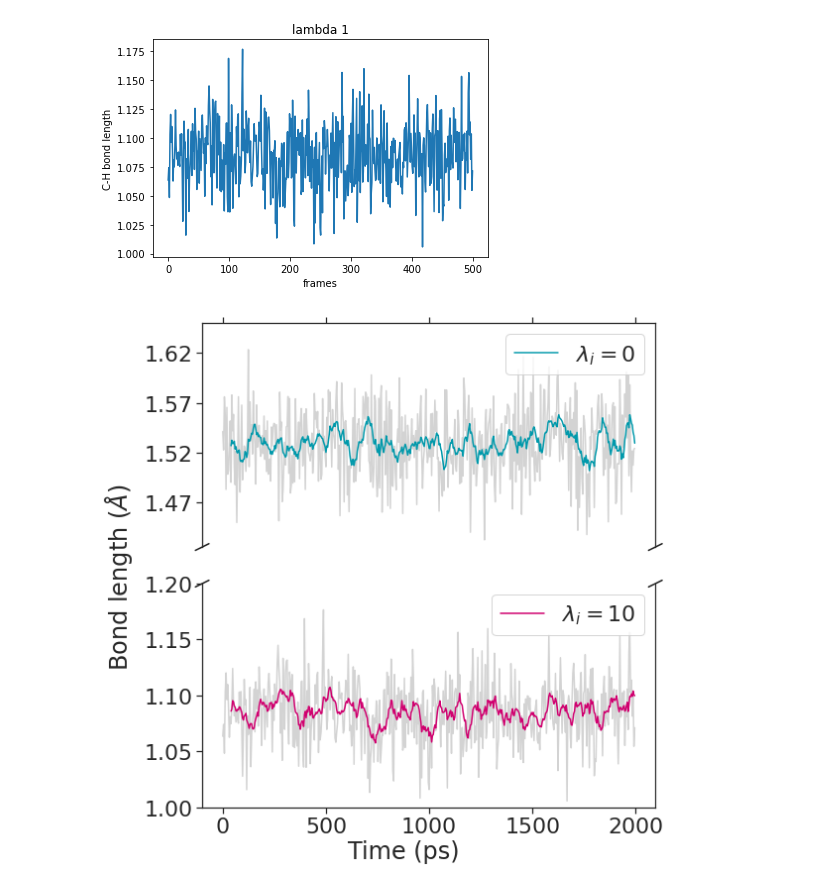
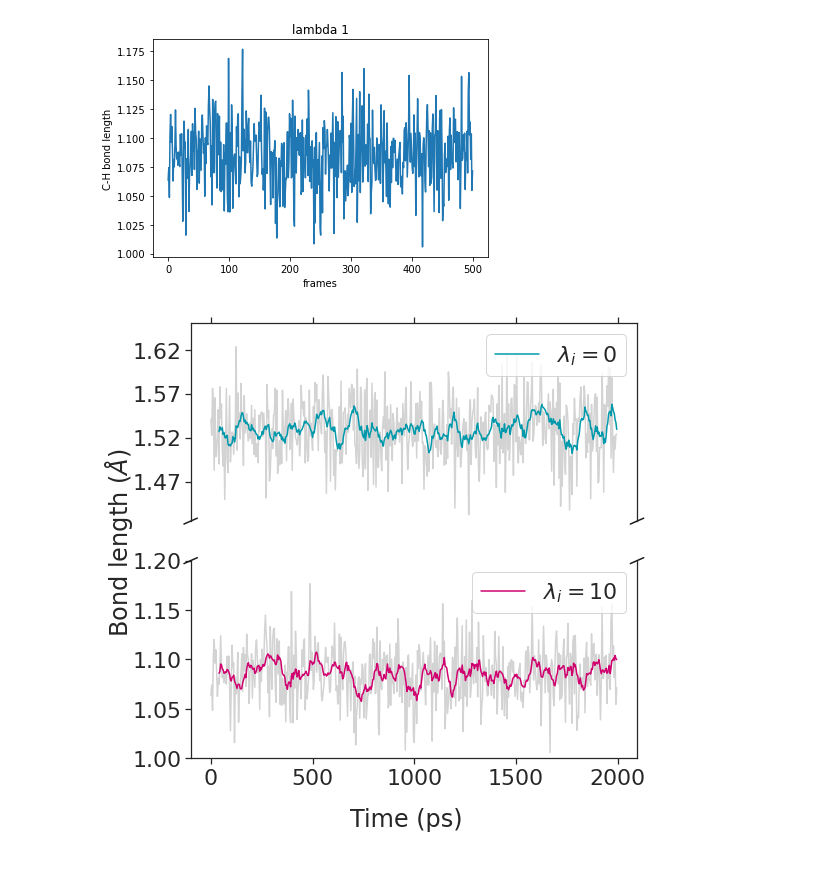
Before and after one commit to jasmin-guven/first_year_project, a Jupyter notebook: execution_model/scripts/bond_length_analysis.ipynb, the cells around one changed output. Cells and saved outputs as stored; diff of their text form; code cells hidden in the pictures.

```diff
--- a/execution_model/scripts/bond_length_analysis.ipynb
+++ b/execution_model/scripts/bond_length_analysis.ipynb
@@ -116,35 +116,35 @@ ax2.plot(times, bond_lengths_10, color="lightgrey")
 ax2.plot(times[10:], running_avg_10, color=(208/255, 0/255, 111/255), label=r"$\lambda_i=10$")
 ax2.plot(times, bond_lengths_0, color="lightgrey")
 ax2.plot(times[10:], running_avg_0, color="#0099AB")
 ax.plot(times, bond_lengths_10, color="lightgrey")
 ax.plot(times[10:], running_avg_10, color=(208/255, 0/255, 111/255))
 
 ax.set_ylim(1.425, 1.650)
 ax2.set_ylim(1, 1.2)
 ax.spines["bottom"].set_visible(False)
 ax2.spines["top"].set_visible(False)
 ax.tick_params(labeltop=False)
 ax2.xaxis.tick_bottom()
 ax.xaxis.tick_top()
 diagonal = 0.015
 kwargs = dict(transform=ax.transAxes, color="k", clip_on=False)
 ax.plot((-diagonal, +diagonal), (-diagonal, +diagonal), **kwargs)
 ax.plot((1-diagonal, 1+diagonal), (-diagonal, +diagonal), **kwargs)
 kwargs.update(transform=ax2.transAxes)
 ax2.plot((-diagonal, +diagonal), (1-diagonal, 1+diagonal), **kwargs)
 ax2.plot((1-diagonal, 1+diagonal), (1-diagonal, 1+diagonal), **kwargs)
 ax.yaxis.set_ticks(np.arange(1.47, 1.65, 0.05))
 
 
 ax.legend(loc="upper right")
 ax2.legend(loc="upper right")
 
 fig.text(0.5, 0.02, "Time (ps)", ha="center", va="center")
 fig.text(0.001, 0.5, r"Bond length ($\AA$)", ha="center", va="center", rotation="vertical")
-fig.tight_layout()
+# fig.tight_layout()
 fig.savefig("../../plots/bond_length_plot.pdf")
 # %% [output]
-[figure, old version]
+[figure, new version]
 # %%
 fig = plt.figure()
 ax = fig.add_subplot(111)    # The big subplot
```
Also changed, not shown: 1 other file.
